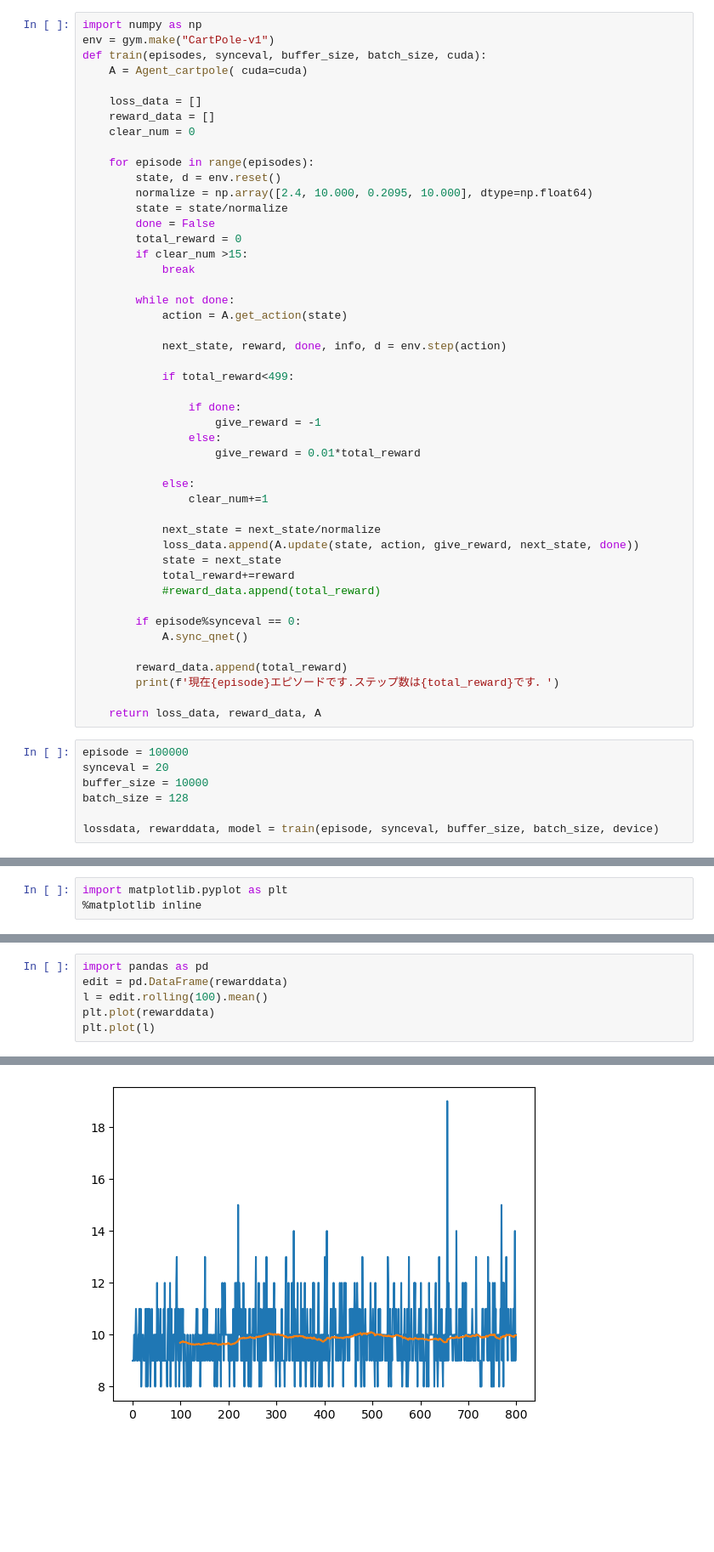
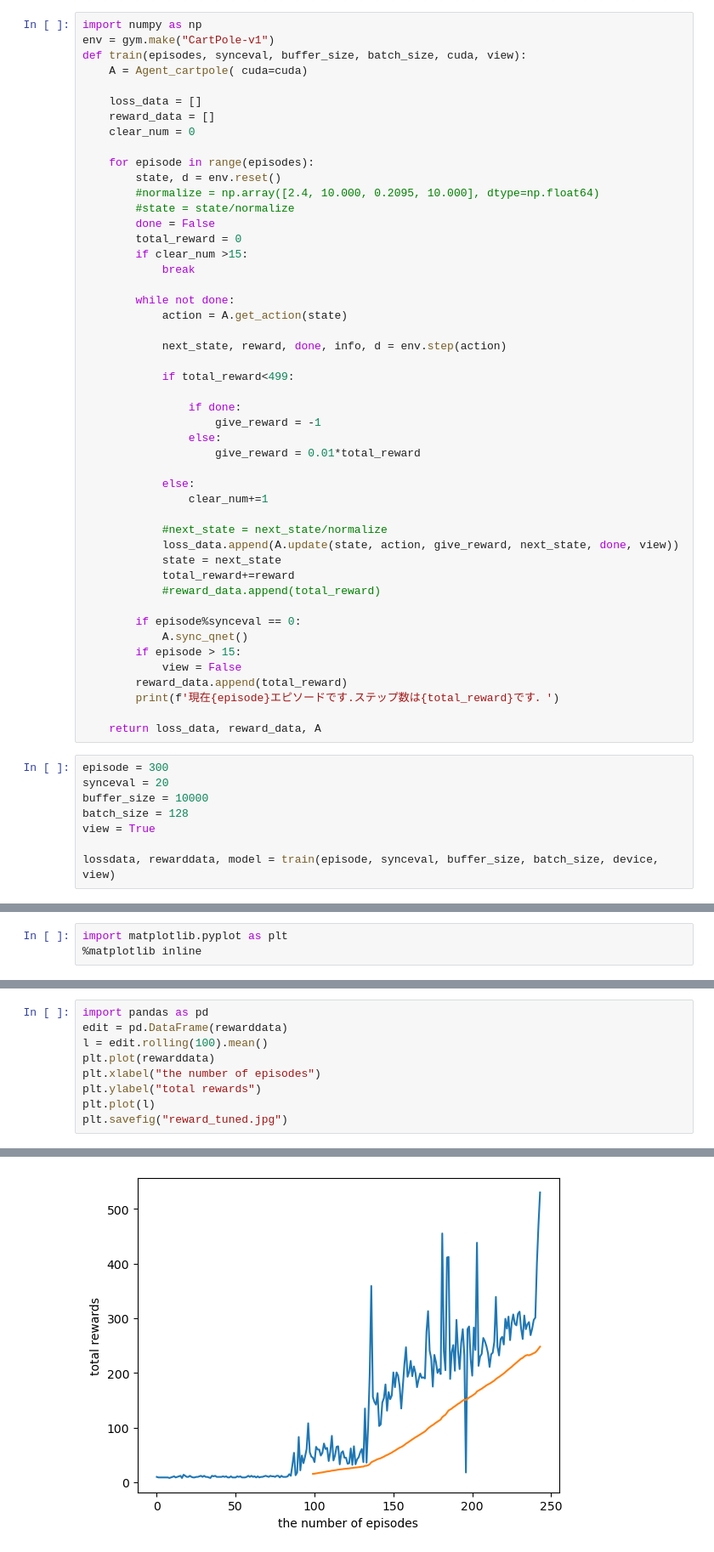
Before and after one commit to nakatsukarikuto/code, a Jupyter notebook: cuda/D&R_learning/DQN/cart_pole_DQN.ipynb, the cells around one changed output, grey strips where cells are left out. Shown: that part at 85% size. Drawn from its saved outputs; the diff is of its cells as text; blank space fills up the shorter version.

```diff
--- a/cuda/D&R_learning/DQN/cart_pole_DQN.ipynb
+++ b/cuda/D&R_learning/DQN/cart_pole_DQN.ipynb
@@ -483,7 +506,7 @@ tensor([[1.8600, 5.2489, 3.7200, 1.8600],
 # %%
 import numpy as np
 env = gym.make("CartPole-v1")
-def train(episodes, synceval, buffer_size, batch_size, cuda):
+def train(episodes, synceval, buffer_size, batch_size, cuda, view):
     A = Agent_cartpole( cuda=cuda)
 
     loss_data = []
@@ -492,8 +515,8 @@ def train(episodes, synceval, buffer_size, batch_size, cuda):
 
     for episode in range(episodes):
         state, d = env.reset()
-        normalize = np.array([2.4, 10.000, 0.2095, 10.000], dtype=np.float64)
-        state = state/normalize
+        #normalize = np.array([2.4, 10.000, 0.2095, 10.000], dtype=np.float64)
+        #state = state/normalize
         done = False
         total_reward = 0
         if clear_num >15:
@@ -514,25 +537,27 @@ def train(episodes, synceval, buffer_size, batch_size, cuda):
             else:
                 clear_num+=1
 
-            next_state = next_state/normalize
-            loss_data.append(A.update(state, action, give_reward, next_state, done))
+            #next_state = next_state/normalize
+            loss_data.append(A.update(state, action, give_reward, next_state, done, view))
             state = next_state
             total_reward+=reward
             #reward_data.append(total_reward)
 
         if episode%synceval == 0:
             A.sync_qnet()
-
+        if episode > 15:
+            view = False
         reward_data.append(total_reward)
         print(f'現在{episode}エピソードです.ステップ数は{total_reward}です．')
 
     return loss_data, reward_data, A
 # %%
-episode = 100000
+episode = 300
 synceval = 20
 buffer_size = 10000
 batch_size = 128
+view = True
 
-lossdata, rewarddata, model = train(episode, synceval, buffer_size, batch_size, device)
+lossdata, rewarddata, model = train(episode, synceval, buffer_size, batch_size, device, view)
 # %% [output]
 現在0エピソードです.ステップ数は9.0です．
@@ -591,5 +601,8 @@ import pandas as pd
 edit = pd.DataFrame(rewarddata)
 l = edit.rolling(100).mean()
 plt.plot(rewarddata)
+plt.xlabel("the number of episodes")
+plt.ylabel("total rewards")
 plt.plot(l)
+plt.savefig("reward_tuned.jpg")
 # %% [output]
@@ -597 +609 @@ plt.plot(l)
-[figure, old version]
+[figure, new version]
```
Also changed, not shown: parts of 17 cells of this notebook, 11 other files.
